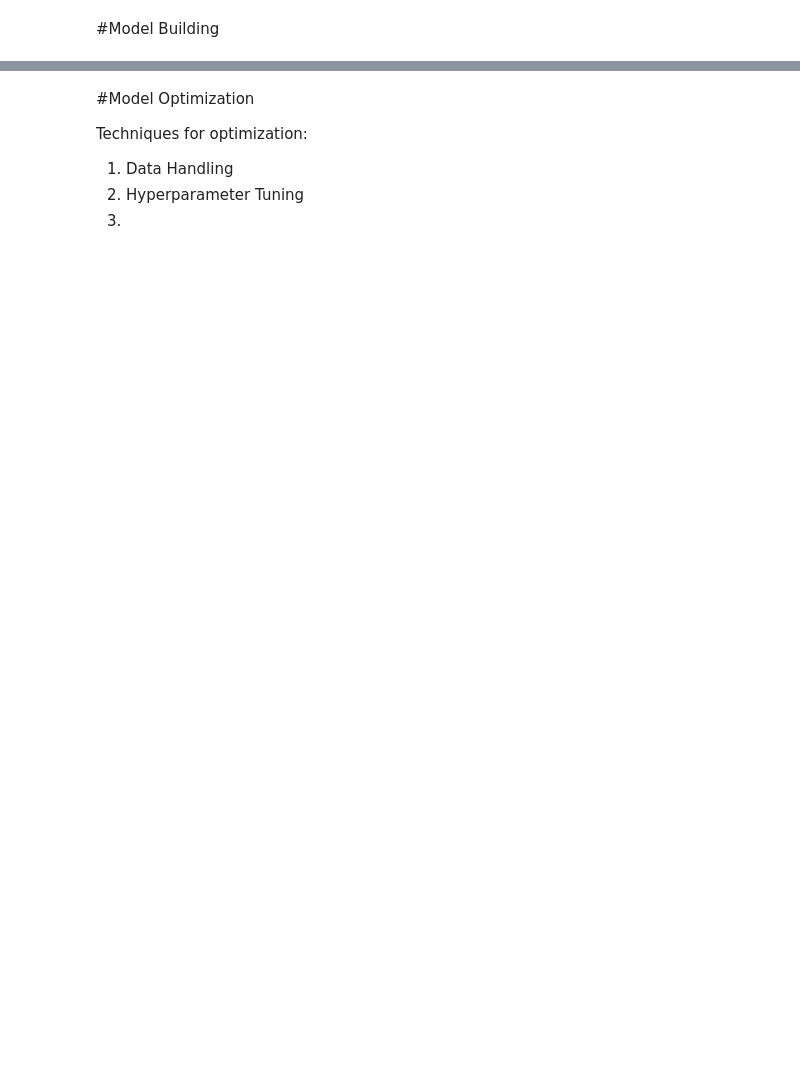
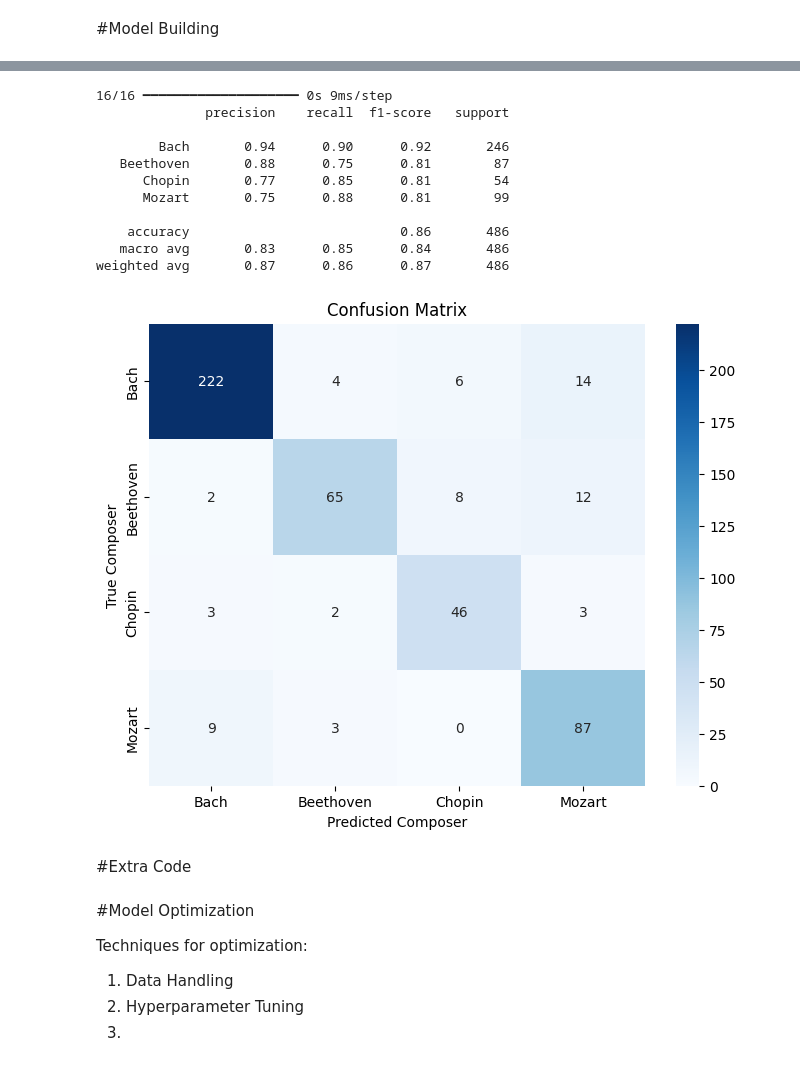
Before and after one commit to realtommypoole/AAI-511-Team-7-Compo-Identi, a Jupyter notebook: final_project.ipynb, the cells around one changed output, grey strips where cells are left out. Drawn from its saved outputs; the diff is of its cells as text; code cells hidden in the pictures; blank space fills up the shorter version.

```diff
--- a/final_project.ipynb
+++ b/final_project.ipynb
@@ -831,0 +1227,9 @@ train_and_report_deep_model(cnn_model_final, X_train_cnn, y_train_cnn, X_test_cn
+# %%
+num_classes = len(np.unique(y_train))  # or your existing value
+
+y_train = to_categorical(y_train, num_classes)
+y_val = to_categorical(y_val, num_classes)
+
+X_roll_train, X_roll_val, X_stats_train, X_stats_val, y_train, y_val = train_test_split(
+    X_roll, X_stats, y_int, test_size=0.2, random_state=SEED, stratify=y_int
+)
@@ -831,0 +1320,14 @@ train_and_report_deep_model(cnn_model_final, X_train_cnn, y_train_cnn, X_test_cn
+# %%
+#Model
+model = build_hybrid_model(
+    piano_roll_shape=X_roll_train.shape[1:],  # (500, 4, 1)
+    stats_shape=X_stats_train.shape[1],       # 14
+    num_classes=num_classes
+)
+
+
+#Train
+train_hybrid_model(
+    model, X_roll_train, X_stats_train, y_train,
+    X_roll_val, X_stats_val, y_val
+)
@@ -831,0 +1365,35 @@ train_and_report_deep_model(cnn_model_final, X_train_cnn, y_train_cnn, X_test_cn
+# %%
+# Get predicted probabilities for CNN
+y_pred_proba = model.predict([X_roll_val, X_stats_val])
+
+# Convert probabilities to predicted class indices for CNN
+y_pred = np.argmax(y_pred_proba, axis=1)
+y_true = y_val  # if y_test is one-hot; else use y_test directly
+
+# Print classification report with composer names for CNN
+print(classification_report(y_true, y_pred, target_names=label_encoder.classes_))
+
+# Build and plot confusion matrix for CNN results
+cm = confusion_matrix(y_true, y_pred)
+plt.figure(figsize=(8,6))
+sns.heatmap(cm, annot=True, fmt='d', cmap='Blues',
+            xticklabels=label_encoder.classes_, yticklabels=label_encoder.classes_)
+plt.xlabel('Predicted Composer')
+plt.ylabel('True Composer')
+plt.title('Confusion Matrix')
+plt.show()
+# %% [output]
+16/16 ━━━━━━━━━━━━━━━━━━━━ 0s 9ms/step
+              precision    recall  f1-score   support
+
+        Bach       0.94      0.90      0.92       246
+   Beethoven       0.88      0.75      0.81        87
+      Chopin       0.77      0.85      0.81        54
+      Mozart       0.75      0.88      0.81        99
+
+    accuracy                           0.86       486
+   macro avg       0.83      0.85      0.84       486
+weighted avg       0.87      0.86      0.87       486
+[figure, added]
+# %% [markdown]
+#Extra Code
```
Also changed, not shown: parts of 97 cells of this notebook.
